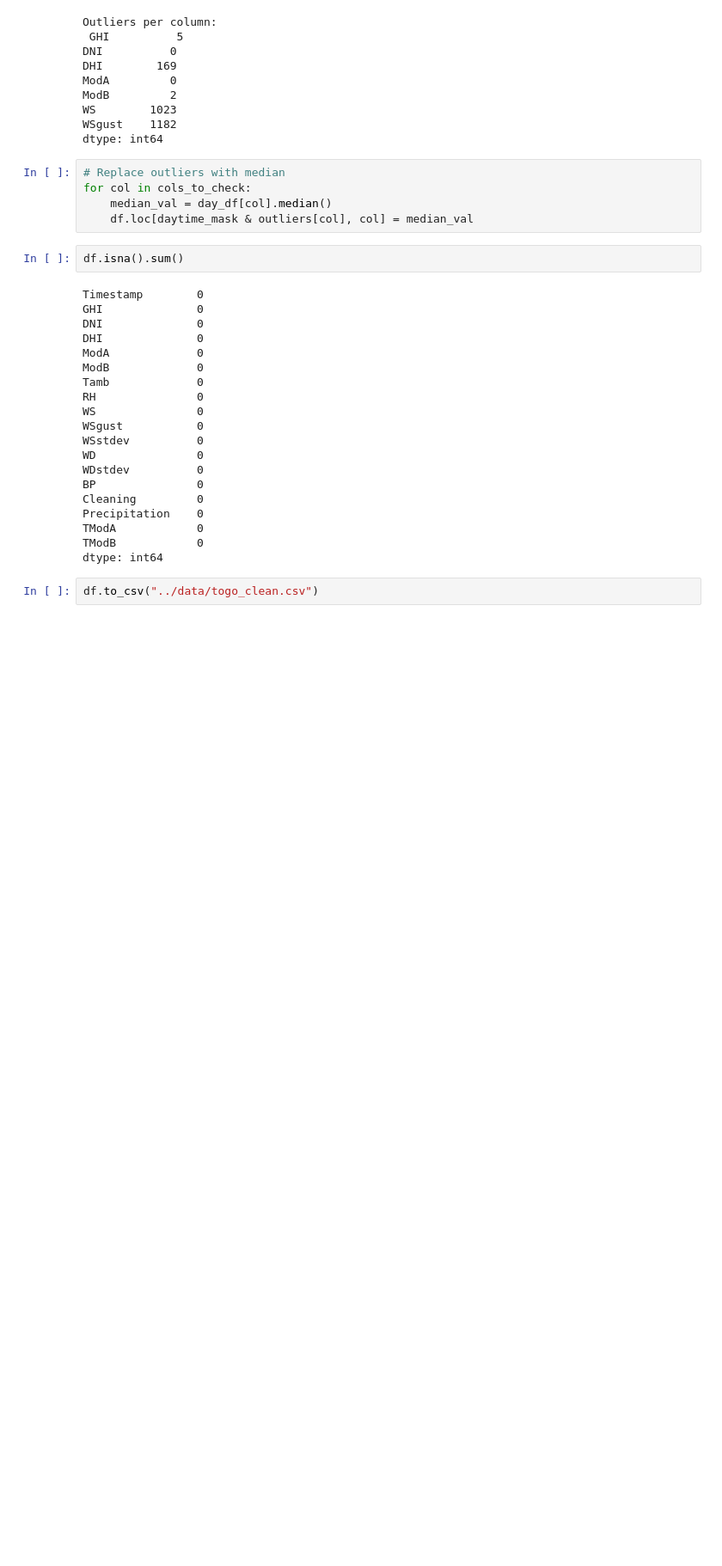
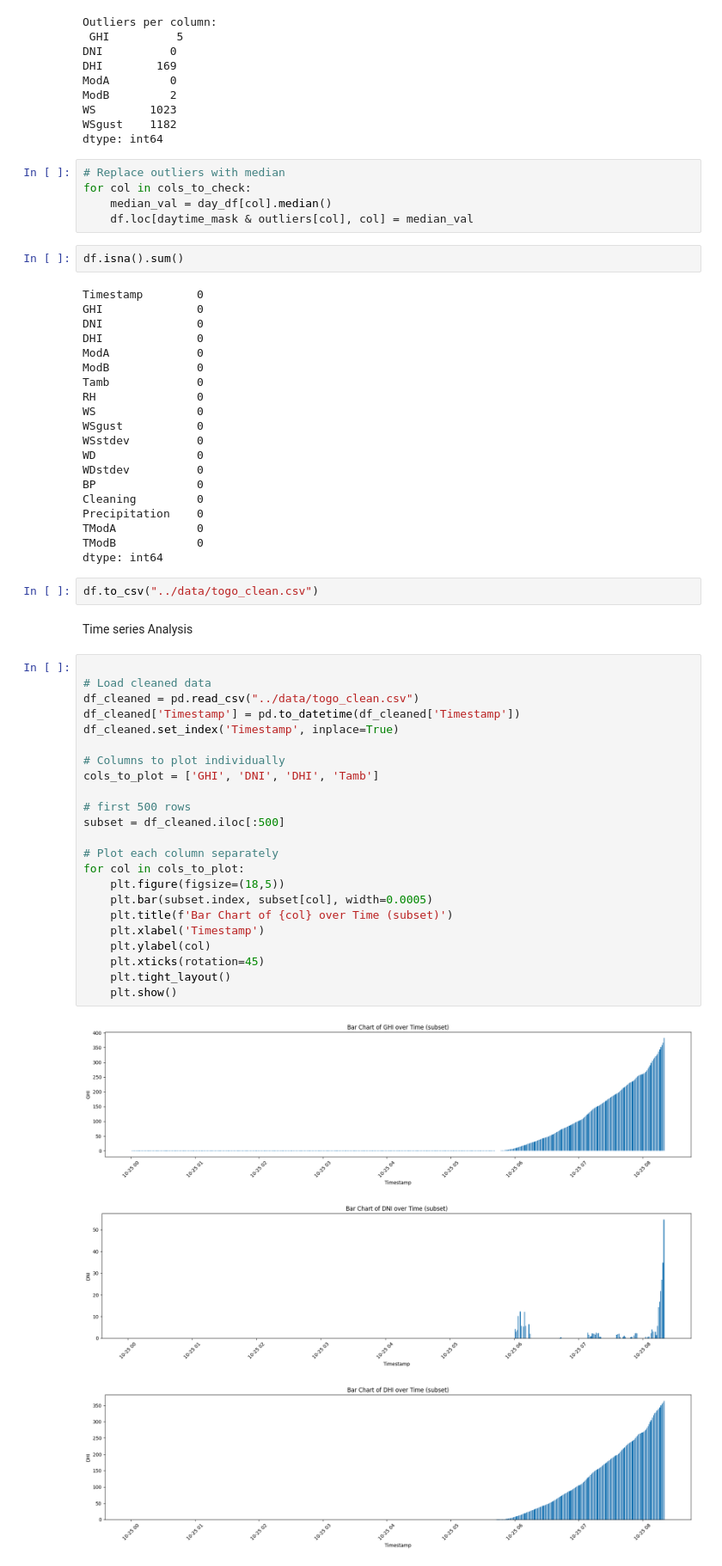
Before and after one commit to Feven777/solar-challenge-week0, a Jupyter notebook: notebook/togo_eda.ipynb, the cells around one changed output. Shown: that part at 86% size. Drawn from its saved outputs; the diff is of its cells as text; blank space fills up the shorter version.

Commit message:
time series analysis

```diff
--- a/notebook/togo_eda.ipynb
+++ b/notebook/togo_eda.ipynb
@@ -181,3 +181,32 @@ TModB            0
 dtype: int64
 # %%
 df.to_csv("../data/togo_clean.csv")
+# %% [markdown]
+Time series Analysis
+# %%
+
+# Load cleaned data
+df_cleaned = pd.read_csv("../data/togo_clean.csv")
+df_cleaned['Timestamp'] = pd.to_datetime(df_cleaned['Timestamp'])
+df_cleaned.set_index('Timestamp', inplace=True)
+
+# Columns to plot individually
+cols_to_plot = ['GHI', 'DNI', 'DHI', 'Tamb']
+
+# first 500 rows
+subset = df_cleaned.iloc[:500]
+
+# Plot each column separately
+for col in cols_to_plot:
+    plt.figure(figsize=(18,5))
+    plt.bar(subset.index, subset[col], width=0.0005)
+    plt.title(f'Bar Chart of {col} over Time (subset)')
+    plt.xlabel('Timestamp')
+    plt.ylabel(col)
+    plt.xticks(rotation=45)
+    plt.tight_layout()
+    plt.show()
+# %% [output]
+[figure, added]
+[figure, added]
+[figure, added]
```
Also changed, not shown: parts of 4 cells of this notebook.
